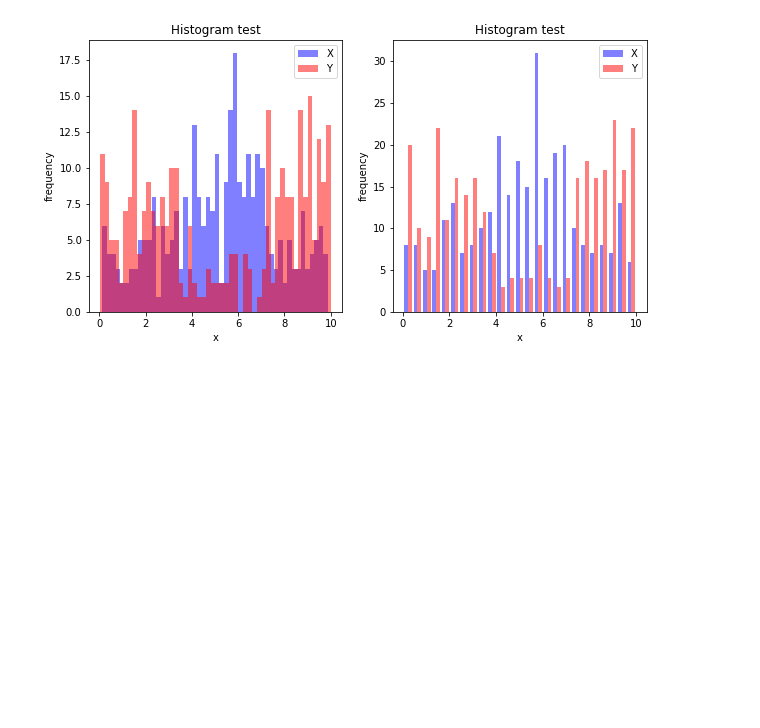
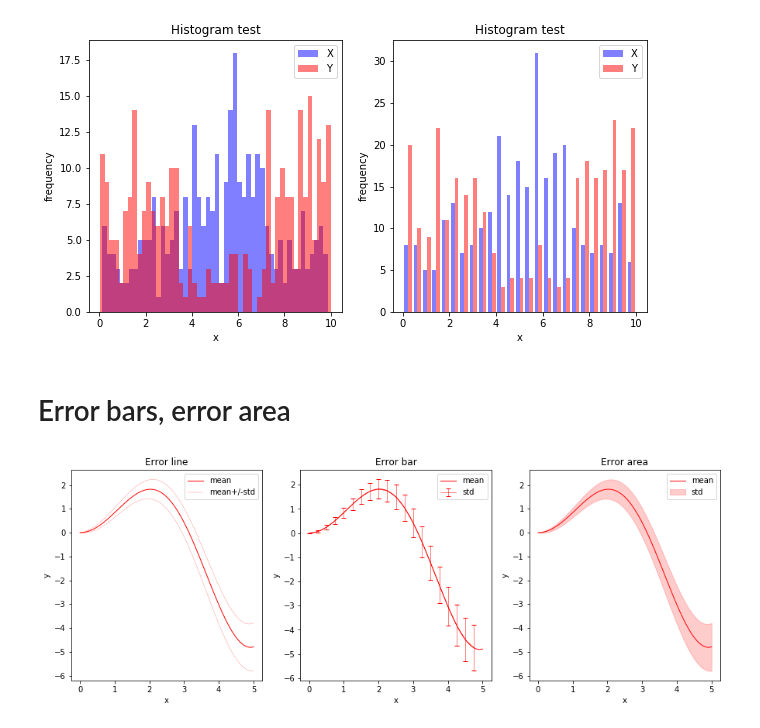
Before and after one commit to akihikoy/ay_test, a Jupyter notebook: python/matplotlib/jupyter_notebook.ipynb, the cells around one changed output. Cells and saved outputs as stored; diff of their text form; code cells hidden in the pictures; blank space fills up the shorter version.

```diff
--- a/python/matplotlib/jupyter_notebook.ipynb
+++ b/python/matplotlib/jupyter_notebook.ipynb
@@ -192,3 +192,30 @@ ax2.legend()
 plt.show()
 # %% [output]
 [figure]
+# %% [markdown]
+# Error bars, error area
+# %%
+X= np.linspace(0,5,1000)
+Y= X*np.sin(X)
+STD= 0.2*X
+
+fig= plt.figure(figsize=(15,5))
+ax1= fig.add_subplot(1,3,1,title='Error line',xlabel='x',ylabel='y')
+ax1.plot(X, Y, color='red', linewidth=1.0, label='mean')
+ax1.plot(X, Y+STD, color='red', linewidth=0.2, label='mean+/-std')
+ax1.plot(X, Y-STD, color='red', linewidth=0.2)
+ax1.legend()
+
+ax2= fig.add_subplot(1,3,2,title='Error bar',xlabel='x',ylabel='y')
+ax2.plot(X, Y, color='red', linewidth=1.0, label='mean')
+ax2.errorbar(X[::50], Y[::50], STD[::50], color='red', capsize=3, linewidth=0.5, label='std')
+ax2.legend()
+
+ax3= fig.add_subplot(1,3,3,title='Error area',xlabel='x',ylabel='y')
+ax3.plot(X, Y, color='red', linewidth=1.0, label='mean')
+ax3.fill_between(X, Y+STD, Y-STD, color='red', alpha=0.2, label='std')
+ax3.legend()
+
+plt.show()
+# %% [output]
+[figure, added]
```
Also changed, not shown: 1 other file.
